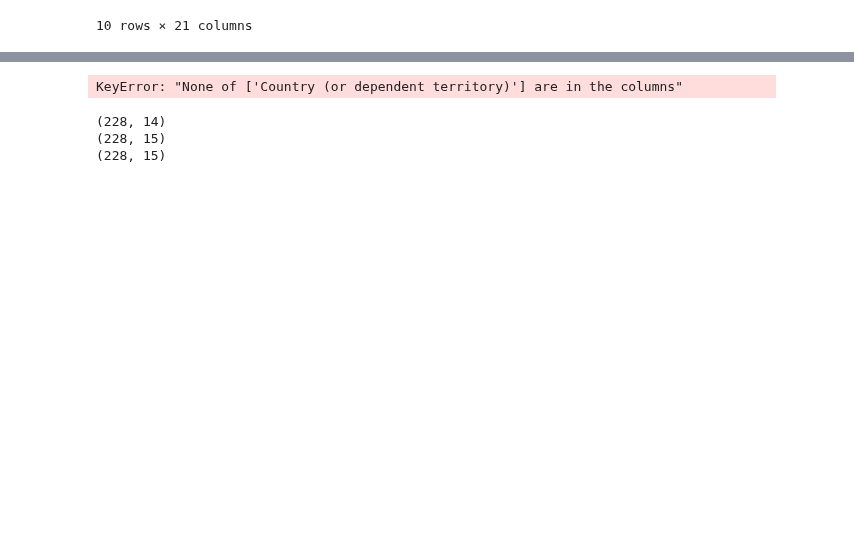
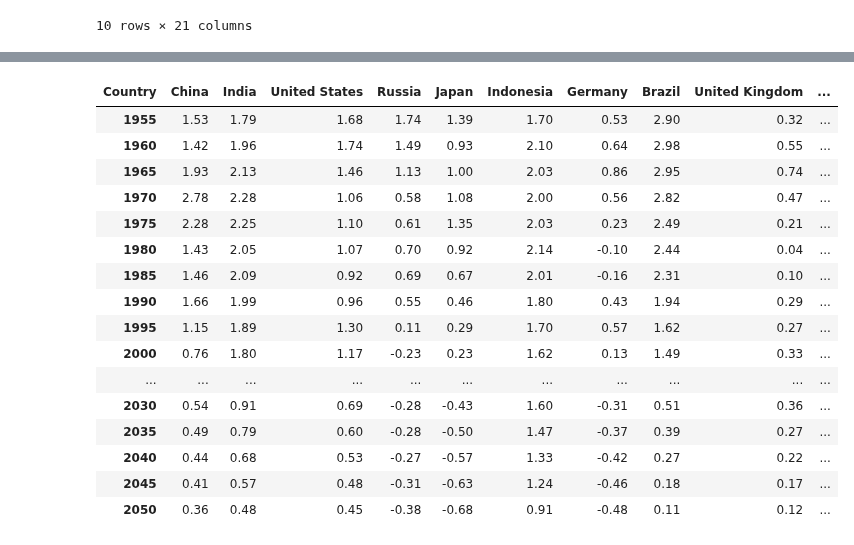
Before and after one commit to Prakhar-Saxena/CollegeAssignments, a Jupyter notebook: INFO212/assn3/INFO212-Assignment3.ipynb, the cells around one changed output, grey strips where cells are left out. Saved outputs shown, nothing was run; the diff lists cells and outputs as text; code cells hidden in the pictures; blank space fills up the shorter version.

```diff
--- a/INFO212/assn3/INFO212-Assignment3.ipynb
+++ b/INFO212/assn3/INFO212-Assignment3.ipynb
@@ -223,3 +302,24 @@ years = top10PopT.index
+# %%
+years = top10PopT.index
+years
+# %% [output]
+| Country | China | India | United States | Russia | Japan | Indonesia | Germany | Brazil | United Kingdom | ... |
+| 1955 | 1.53 | 1.79 | 1.68 | 1.74 | 1.39 | 1.70 | 0.53 | 2.90 | 0.32 | ... |
+| 1960 | 1.42 | 1.96 | 1.74 | 1.49 | 0.93 | 2.10 | 0.64 | 2.98 | 0.55 | ... |
+| 1965 | 1.93 | 2.13 | 1.46 | 1.13 | 1.00 | 2.03 | 0.86 | 2.95 | 0.74 | ... |
+| 1970 | 2.78 | 2.28 | 1.06 | 0.58 | 1.08 | 2.00 | 0.56 | 2.82 | 0.47 | ... |
+| 1975 | 2.28 | 2.25 | 1.10 | 0.61 | 1.35 | 2.03 | 0.23 | 2.49 | 0.21 | ... |
+| 1980 | 1.43 | 2.05 | 1.07 | 0.70 | 0.92 | 2.14 | -0.10 | 2.44 | 0.04 | ... |
+| 1985 | 1.46 | 2.09 | 0.92 | 0.69 | 0.67 | 2.01 | -0.16 | 2.31 | 0.10 | ... |
+| 1990 | 1.66 | 1.99 | 0.96 | 0.55 | 0.46 | 1.80 | 0.43 | 1.94 | 0.29 | ... |
+| 1995 | 1.15 | 1.89 | 1.30 | 0.11 | 0.29 | 1.70 | 0.57 | 1.62 | 0.27 | ... |
+| 2000 | 0.76 | 1.80 | 1.17 | -0.23 | 0.23 | 1.62 | 0.13 | 1.49 | 0.33 | ... |
+| ... | ... | ... | ... | ... | ... | ... | ... | ... | ... | ... |
+| 2030 | 0.54 | 0.91 | 0.69 | -0.28 | -0.43 | 1.60 | -0.31 | 0.51 | 0.36 | ... |
+| 2035 | 0.49 | 0.79 | 0.60 | -0.28 | -0.50 | 1.47 | -0.37 | 0.39 | 0.27 | ... |
+| 2040 | 0.44 | 0.68 | 0.53 | -0.27 | -0.57 | 1.33 | -0.42 | 0.27 | 0.22 | ... |
+| 2045 | 0.41 | 0.57 | 0.48 | -0.31 | -0.63 | 1.24 | -0.46 | 0.18 | 0.17 | ... |
+| 2050 | 0.36 | 0.48 | 0.45 | -0.38 | -0.68 | 0.91 | -0.48 | 0.11 | 0.12 | ... |
 # %%
 ax = top10PopT.plot.line(figsize=(12,8), marker='o')
 ax.set_xticks(range(22))
@@ -227,13 +326,0 @@ ax.set_xticklabels(years)
-# %%
-a = wiki[0].set_index('Country (or dependent territory)').join(wiki[1].set_index('Country (or dependent territory)'), lsuffix='_1', rsuffix='_2')
-a.set_index('Country (or dependent territory)').join(wiki[2].set_index('Country (or dependent territory)'), rsuffix='_3')
-# %% [output]
-KeyError: "None of ['Country (or dependent territory)'] are in the columns"
-# %%
-print(wiki[0].shape)
-print(wiki[1].shape)
-print(wiki[2].shape)
-# %% [output]
-(228, 14)
-(228, 15)
-(228, 15)
```
Also changed, not shown: parts of 12 cells of this notebook.
